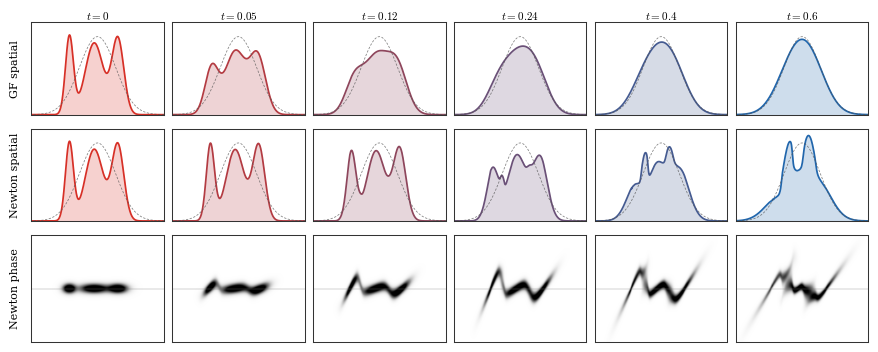
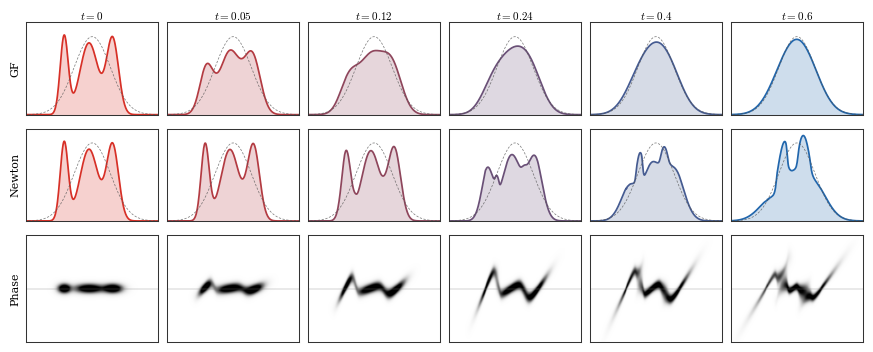
The notebook cell's code change between the first figure and the second:
--- before
+++ after
@@ -43,6 +43,6 @@
     box_axes(ax)
 
-for row, label in enumerate(["GF spatial", "Newton spatial", "Newton phase"]):
-    axes[row, 0].set_ylabel(label, rotation=90, labelpad=8, fontsize=8)
+for row, label in enumerate(["GF", "Newton", "Phase"]):
+    axes[row, 0].set_ylabel(label, rotation=90, labelpad=8, fontsize=8, va="center")
 for i, time in enumerate(times):
     axes[0, i].set_title(f"$t={time:g}$", fontsize=8, pad=2)

Commit: updated myst